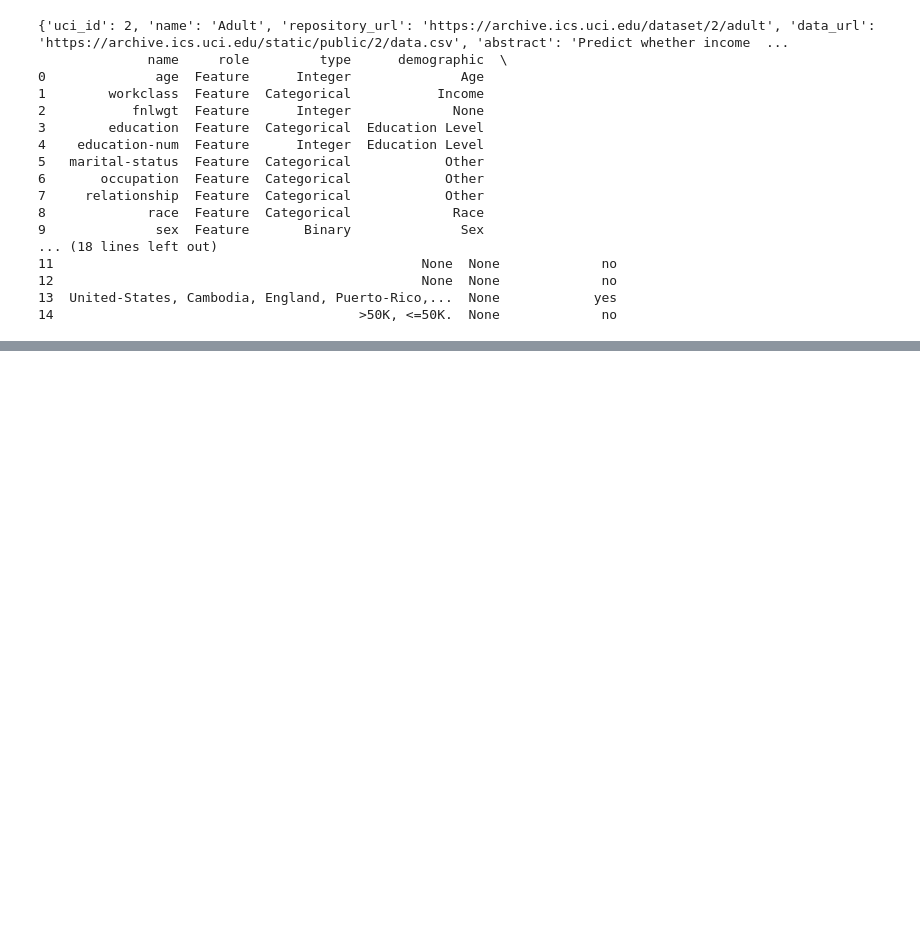
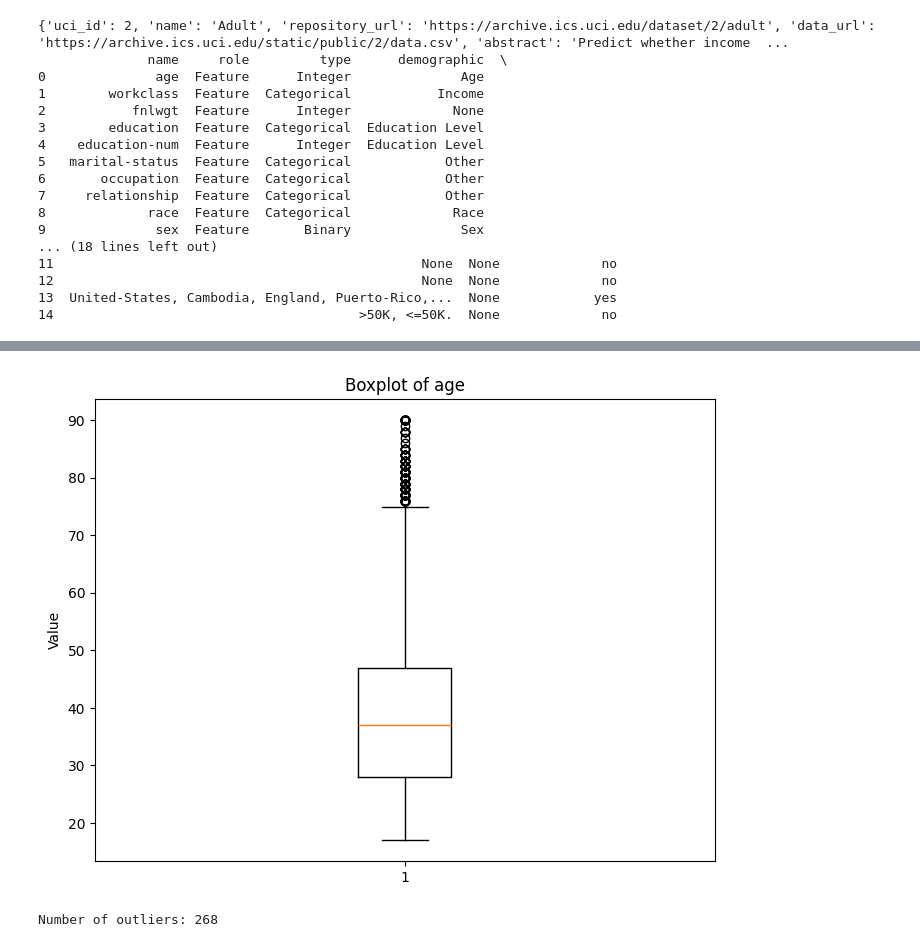
Before and after one commit to Naveen-Savi08/Income-Prediction, a Jupyter notebook: Preprocessing.ipynb, the cells around one changed output, grey strips where cells are left out. Cells and saved outputs as stored; diff of their text form; code cells hidden in the pictures; blank space fills up the shorter version.

```diff
--- a/Preprocessing.ipynb
+++ b/Preprocessing.ipynb
@@ -37,0 +40,3 @@ print(adult.variables)
+# %%
+df = pd.concat([X, y], axis=1)
+df
@@ -37,0 +103,5 @@ print(adult.variables)
+# %%
+# Remove the duplicate values
+df = df.drop_duplicates()
+# Check the is any duplicates in the dataset
+print(df[df.duplicated()])
@@ -37,0 +159,10 @@ print(adult.variables)
+# %%
+# Replace "?" with NaN
+df.replace('?',pd.NA, inplace=True)
+# %%
+# Remove NaN values
+df.dropna(inplace=True)
+for column in df.columns:
+    df_unique = df[column].unique()
+    print()
+    print(df_unique)
@@ -37,0 +205,30 @@ print(adult.variables)
+# %%
+plt.figure(figsize=(8, 6))
+plt.boxplot(df['age'])
+plt.title(f'Boxplot of age')
+plt.ylabel('Value')
+plt.show()
+# %% [output]
+[figure, added]
+# %%
+# Handle the outlier of age
+# Calculate quartiles
+Q1 = np.percentile(df['age'], 25)
+Q3 = np.percentile(df['age'], 75)
+
+# Calculate IQR
+IQR = Q3 - Q1
+
+# Define the outlier bounds
+lower_bound = Q1 - 1.5 * IQR
+upper_bound = Q3 + 1.5 * IQR
+
+# Identify outliers
+outliers = df[(df['age'] < lower_bound) | (df['age'] > upper_bound)]
+
+# Count the number of outliers
+num_outliers = len(outliers)
+
+print("Number of outliers:", num_outliers)
+# %% [output]
+Number of outliers: 268
```
Also changed, not shown: parts of 16 cells of this notebook.
